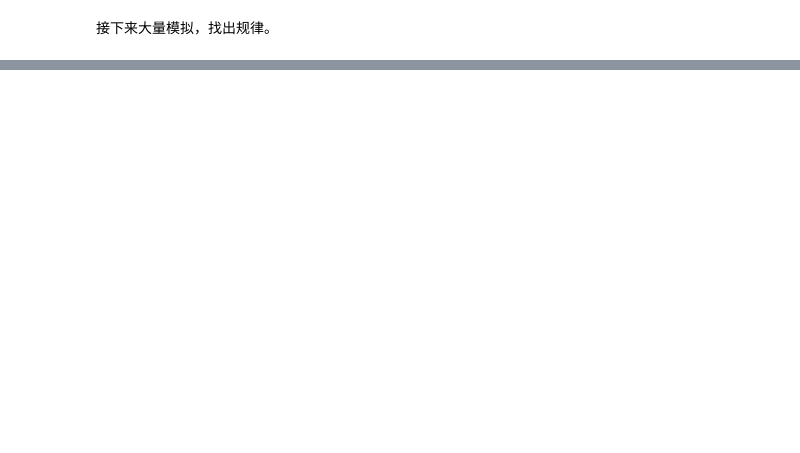
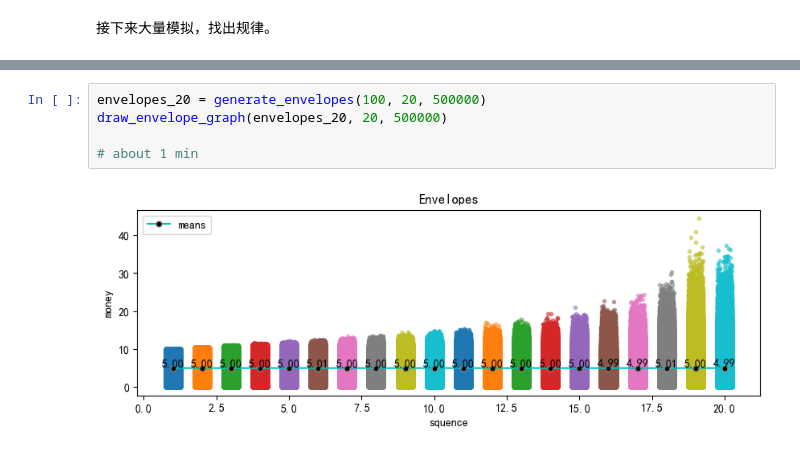
Before and after one commit to qinchao2022/SI140A-project, a Jupyter notebook: main.ipynb, the cells around one changed output, grey strips where cells are left out. Cells and saved outputs as stored; diff of their text form; blank space fills up the shorter version.

```diff
--- a/main.ipynb
+++ b/main.ipynb
@@ -304,0 +239,7 @@ draw_envelope_graph(envelopes_50, 50, 20000)
+# %%
+envelopes_20 = generate_envelopes(100, 20, 500000)
+draw_envelope_graph(envelopes_20, 20, 500000)
+
+# about 1 min
+# %% [output]
+[figure, added]
```
Also changed, not shown: parts of 22 cells of this notebook, 3 other files.
